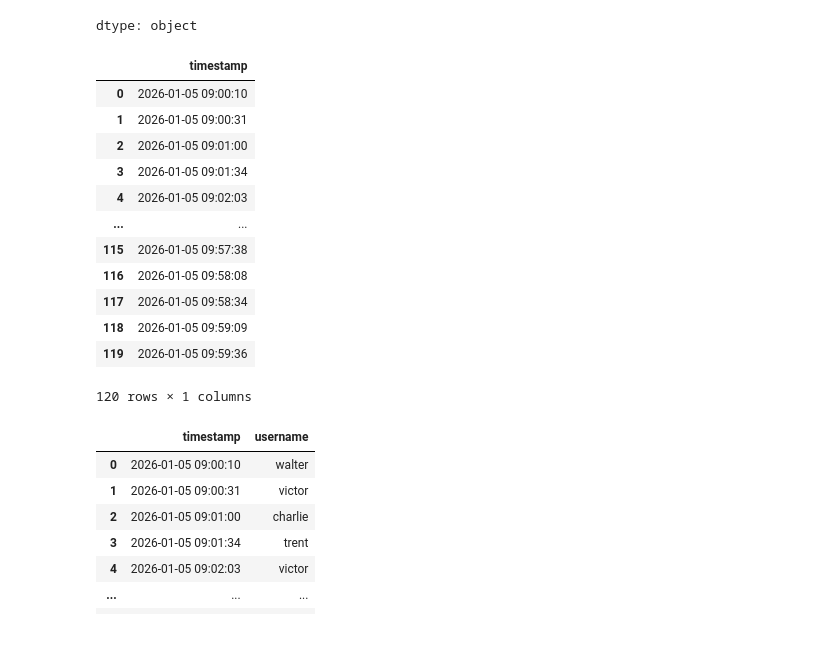
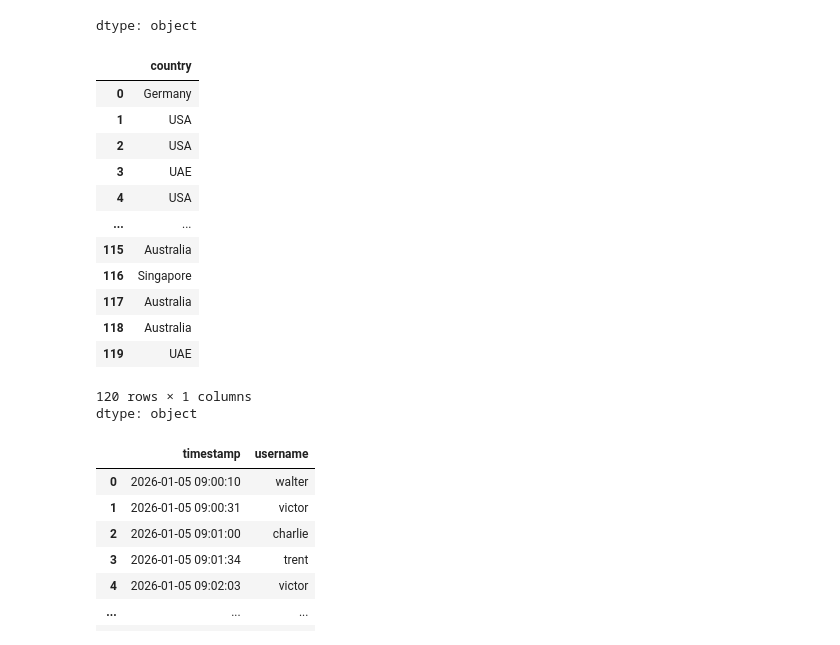
Before and after one commit to Sru-j/daily_lab_activities, a Jupyter notebook: MLC_6S.ipynb, the cells around one changed output. Saved outputs shown, nothing was run; the diff lists cells and outputs as text; code cells hidden in the pictures.

```diff
--- a/MLC_6S.ipynb
+++ b/MLC_6S.ipynb
@@ -189,19 +189,20 @@ df.dtypes
 dtype: object
 # %%
 # Extract only first column
-df.iloc[:,:1]
+df['country']
 # %% [output]
-|  | timestamp |
-| 0 | 2026-01-05 09:00:10 |
-| 1 | 2026-01-05 09:00:31 |
-| 2 | 2026-01-05 09:01:00 |
-| 3 | 2026-01-05 09:01:34 |
-| 4 | 2026-01-05 09:02:03 |
+|  | country |
+| 0 | Germany |
+| 1 | USA |
+| 2 | USA |
+| 3 | UAE |
+| 4 | USA |
 | ... | ... |
-| 115 | 2026-01-05 09:57:38 |
-| 116 | 2026-01-05 09:58:08 |
-| 117 | 2026-01-05 09:58:34 |
-| 118 | 2026-01-05 09:59:09 |
-| 119 | 2026-01-05 09:59:36 |
+| 115 | Australia |
+| 116 | Singapore |
+| 117 | Australia |
+| 118 | Australia |
+| 119 | UAE |
 120 rows × 1 columns
+dtype: object
 # %%
```
Also changed, not shown: parts of 3 cells of this notebook.
